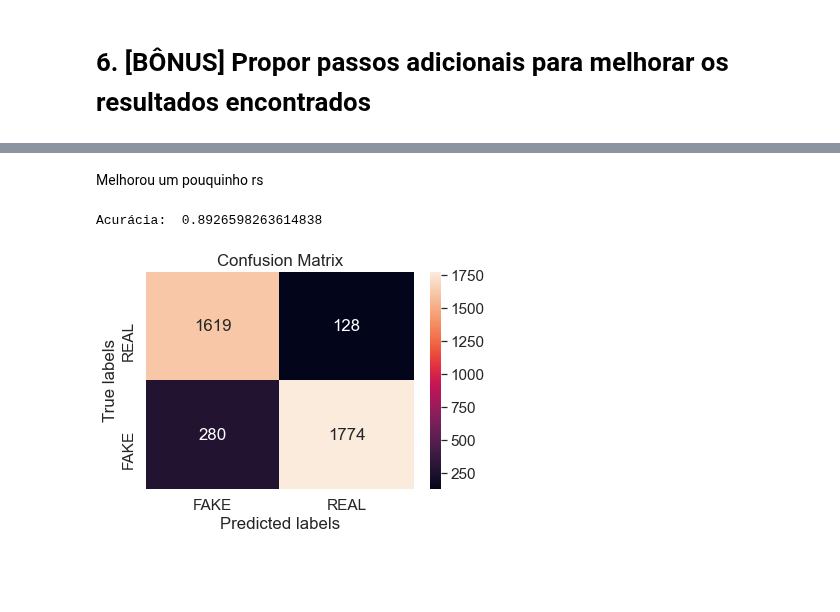
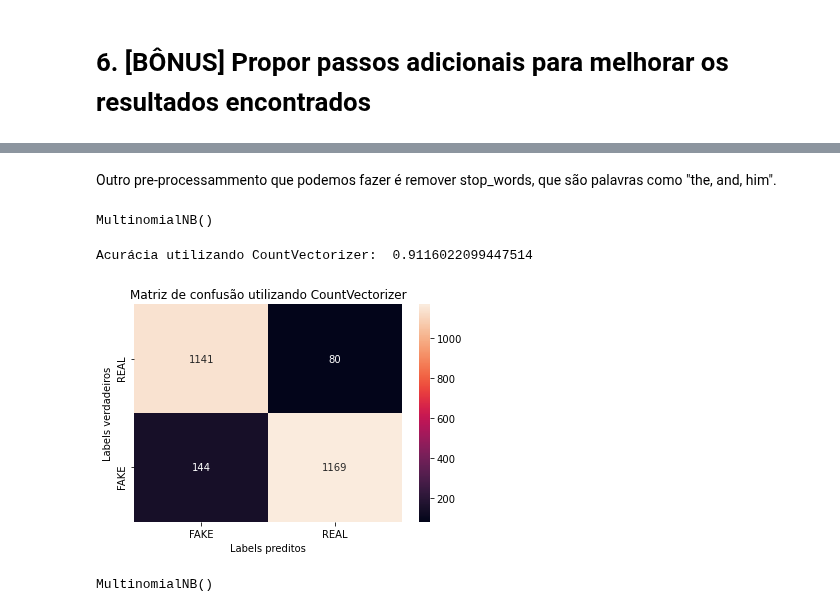
Before and after one commit to thalissonfelipe/mineracao, a Jupyter notebook: Trabalho04/PLN.ipynb, the cells around one changed output, grey strips where cells are left out. Drawn from its saved outputs; the diff is of its cells as text; code cells hidden in the pictures; blank space fills up the shorter version.

```diff
--- a/Trabalho04/PLN.ipynb
+++ b/Trabalho04/PLN.ipynb
@@ -77,4 +95,20 @@ Acurácia:  0.739542225730071
+# %%
+# X é um array com textos
+def preprocess(X):
+    X_processed = []
+    for string in X:
+        x_processed = string.lower() # lowercase
+        x_processed = re.sub('[^a-z\s]+', ' ', string) # remove pontuações
+        x_processed = re.sub('(\s+)', ' ', x_processed) # remove espaços duplicados
+        x_processed = re.sub(r'\d+', '', x_processed) # remove números
+        X_processed.append(x_processed)
+
+    return X_processed
+# %%
+X_processed = preprocess(X)
+# %% [markdown]
+Outro pre-processammento que podemos fazer é remover stop_words, que são palavras como "the, and, him".
 # %%
-count_vectorizer2 = CountVectorizer(stop_words='english')
-count_matrix2 = count_vectorizer2.fit_transform(X)
-count_vectorizer_X2 = count_matrix2.toarray()
+new_count_vectorizer = CountVectorizer(stop_words='english')
+new_count_matrix = new_count_vectorizer.fit_transform(X_processed)
+new_count_vectorizer_X = new_count_matrix.toarray()
@@ -83,7 +115,24 @@ count_model2, count_X_test2, count_y_test2 = naive_bayes(count_vectorizer_X2, y)
-# %% [markdown]
-Melhorou um pouquinho rs
-# %%
-show_metrics(count_model2, count_X_test2, count_y_test2)
-# %% [output]
-Acurácia:  0.8926598263614838
-[figure, removed]
+# %%
+X_train3, X_test3, y_train3, y_test3 = train_test_split(new_count_vectorizer_X, y, test_size=0.4, random_state=42)
+clf3 = MultinomialNB()
+clf3.fit(X_train3, y_train3)
+# %% [output]
+MultinomialNB()
+# %%
+y_pred3 = clf3.predict(X_test3)
+accuracy3 = accuracy_score(y_pred3, y_test3)
+cm3 = confusion_matrix(y_pred3, y_test3)
+
+print('Acurácia utilizando CountVectorizer: ', accuracy3)
+
+ax= plt.subplot()
+sns.heatmap(cm3, annot=True, ax=ax, fmt='g')
+ax.set_xlabel('Labels preditos')
+ax.set_ylabel('Labels verdadeiros')
+ax.set_title('Matriz de confusão utilizando CountVectorizer')
+ax.xaxis.set_ticklabels(['FAKE', 'REAL'])
+ax.yaxis.set_ticklabels(['REAL', 'FAKE'])
+plt.show()
+# %% [output]
+Acurácia utilizando CountVectorizer:  0.9116022099447514
+[figure, added]
@@ -89,0 +143,6 @@ Acurácia:  0.8926598263614838
+# %%
+X_train4, X_test4, y_train4, y_test4 = train_test_split(new_tfidf_vectorizer_X, y, test_size=0.4, random_state=0)
+clf4 = MultinomialNB()
+clf4.fit(X_train4, y_train4)
+# %% [output]
+MultinomialNB()
```
Also changed, not shown: parts of 20 cells of this notebook.
